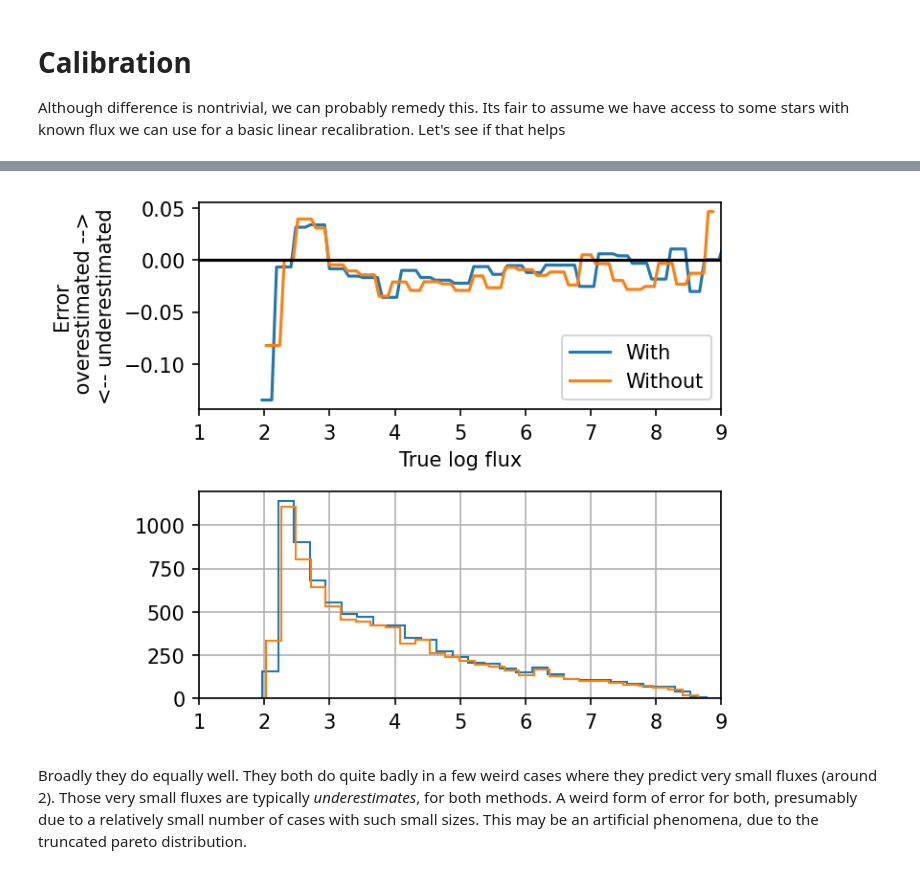
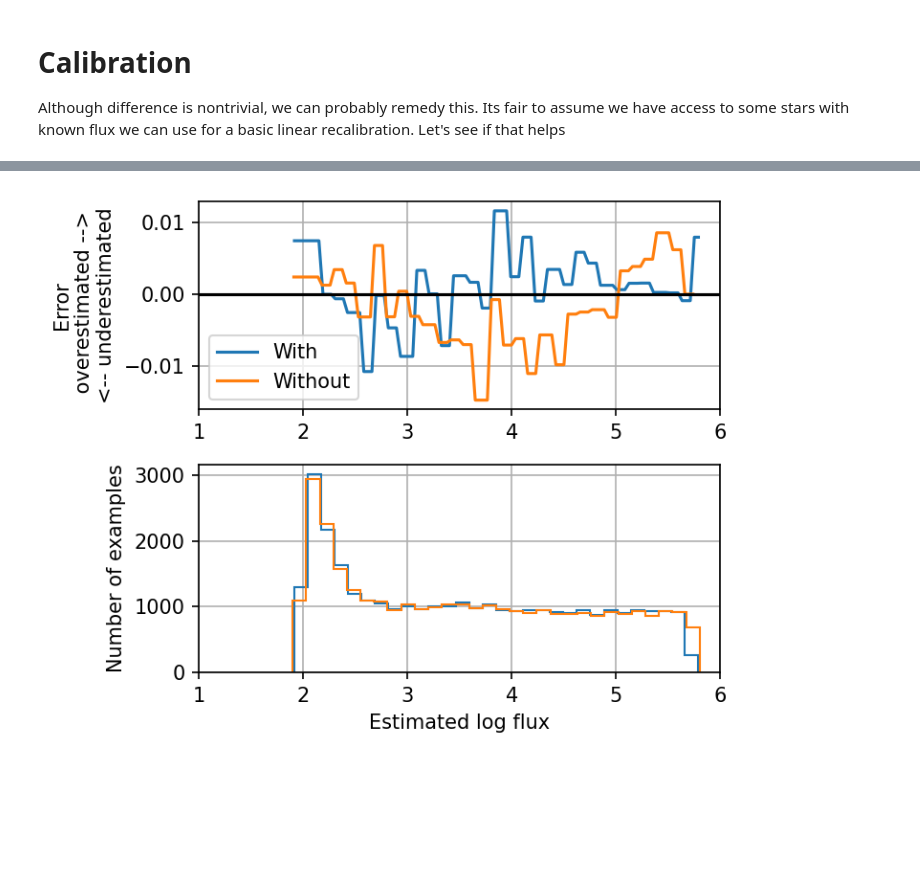
Before and after one commit to jacksonloper/break-coadd-sbi, a Jupyter notebook: translation_artifact_question.ipynb, the cells around one changed output, grey strips where cells are left out. Drawn from its saved outputs; the diff is of its cells as text; code cells hidden in the pictures; blank space fills up the shorter version.

```diff
--- a/translation_artifact_question.ipynb
+++ b/translation_artifact_question.ipynb
@@ -483,15 +532,19 @@ np.mean((truths-with_preds)**2)/np.mean((truths-without_preds)**2)
 
 Although difference is nontrivial, we can probably remedy this.  Its fair to assume we have access to some stars with known flux we can use for a basic linear recalibration.  Let's see if that helps
 # %%
-# find results of both networks on small batch of 512 "real" images for which we images we have ground truth about flux.
+# find results of both networks on small batch of "real" images for which we images we have ground truth about flux.
 # full network was trained on bazillions of images, we don't have that much ground truth data, but we probably do have
-# a few hundred images where we really do already know the true fluxes (e.g. from Gaia).
+# quite a few images where we really do already know the true fluxes (e.g. from Gaia).
 
 testrng.manual_seed(0)
-dl= dataloader.SimulatorDataset(prior,forward_model,testrng,batch_size=512,epoch_size=1)
+dl= dataloader.SimulatorDataset(prior,forward_model,testrng,batch_size=4096,epoch_size=1)
 
 batch=next(iter(dl))
 X,Y = batch
 truths=Y.cpu().numpy()
 with_preds=inf_net_trained_with.predict(X).detach().cpu().numpy()
 without_preds=inf_net_trained_without.predict(X).detach().cpu().numpy()
+
+# add linear post-network linear calibration based on those real images
+with_linfit=sklearn.linear_model.LinearRegression().fit(with_preds.ravel()[:,None],truths.ravel())
+without_linfit=sklearn.linear_model.LinearRegression().fit(without_preds.ravel()[:,None],truths.ravel())
@@ -503,7 +551,7 @@ without_linfit=sklearn.linear_model.LinearRegression().fit(without_preds.ravel()
 # %%
 # check performance
 # get new test sims, and try using the post-network linear calibraiton
-dl= dataloader.SimulatorDataset(prior,forward_model,testrng,batch_size=64,epoch_size=64)
+dl= dataloader.SimulatorDataset(prior,forward_model,testrng,batch_size=256,epoch_size=64)
 
 with_preds=[] # predictions made by network trained with artifacts (log flux)
 without_preds=[] # predictions made by network trained without artifacts (log flux)
@@ -520,7 +568,7 @@ without_preds=np.concatenate(without_preds)
 truths=np.concatenate(truths)
 
 # do calibration step
-with_preds=with_linfit.predict(with_preds.ravel()[:,None]).reshape(with_preds.shape)
-without_preds=without_linfit.predict(without_preds.ravel()[:,None]).reshape(without_preds.shape)
+with_preds_cal=with_linfit.predict(with_preds.ravel()[:,None]).reshape(with_preds.shape)
+without_preds_cal=without_linfit.predict(without_preds.ravel()[:,None]).reshape(without_preds.shape)
 # %%
 print("MSE of model trained with translation artifacts (on test data with translation artifacts)")
@@ -592,38 +632,40 @@ One direction to explore: a pre-training calibration step, again using a few hun
 # %%
 # it can also be revealing to reverse the axes to show how error depends on what prediction we make
-
 
 plt.gcf().set_size_inches(5,4)
 
 plt.subplot(2,1,1)
-preds_range=np.r_[with_preds.min():with_preds.max():100j]
-typical_pred_fit=sklearn.base.clone(binsmoother).fit(with_preds.ravel()[:,None],with_preds.ravel()-truths.ravel())
+preds_range=np.r_[with_preds_cal.min():with_preds_cal.max():100j]
+typical_pred_fit=sklearn.base.clone(binsmoother).fit(with_preds_cal.ravel()[:,None],with_preds_cal.ravel()-truths.ravel())
 plt.plot(preds_range,typical_pred_fit.predict(truth_range[:,None]),label='With')
 
-preds_range=np.r_[without_preds.min():without_preds.max():100j]
-typical_pred_fit=sklearn.base.clone(binsmoother).fit(without_preds.ravel()[:,None],without_preds.ravel()-truths.ravel())
+preds_range=np.r_[without_preds_cal.min():without_preds_cal.max():100j]
+typical_pred_fit=sklearn.base.clone(binsmoother).fit(without_preds_cal.ravel()[:,None],without_preds_cal.ravel()-truths.ravel())
 plt.plot(preds_range,typical_pred_fit.predict(truth_range[:,None]),label='Without')
 
-plt.xlim(1,9)
+plt.xlim(1,6)
 
 plt.ylabel("Error\n overestimated -->\n<-- underestimated")
 
 plt.legend()
 
 plt.axhline(0,color='black')
-plt.xlabel("True log flux")
+plt.grid(True)
 
 plt.subplot(2,1,2)
 plt.hist(with_preds.ravel(),bins=30,histtype='step',label='With');
 plt.hist(without_preds.ravel(),bins=30,histtype='step',label='Without');
 plt.grid(True)
 
+plt.ylabel("Number of examples")
+
 plt.subplot(2,1,2)
 
-plt.xlim(1,9)
+plt.xlim(1,6)
+
+
+plt.xlabel("Estimated log flux")
 
 plt.tight_layout();
 # %% [output]
-[figure, old version]
+[figure, new version]
-# %% [markdown]
-Broadly they do equally well.  They both do quite badly in a few weird cases where they predict very small fluxes (around 2).  Those very small fluxes are typically *underestimates*, for both methods.  A weird form of error for both, presumably due to a relatively small number of cases with such small sizes.  This may be an artificial phenomena, due to the truncated pareto distribution.
```
Also changed, not shown: parts of 28 cells of this notebook.
